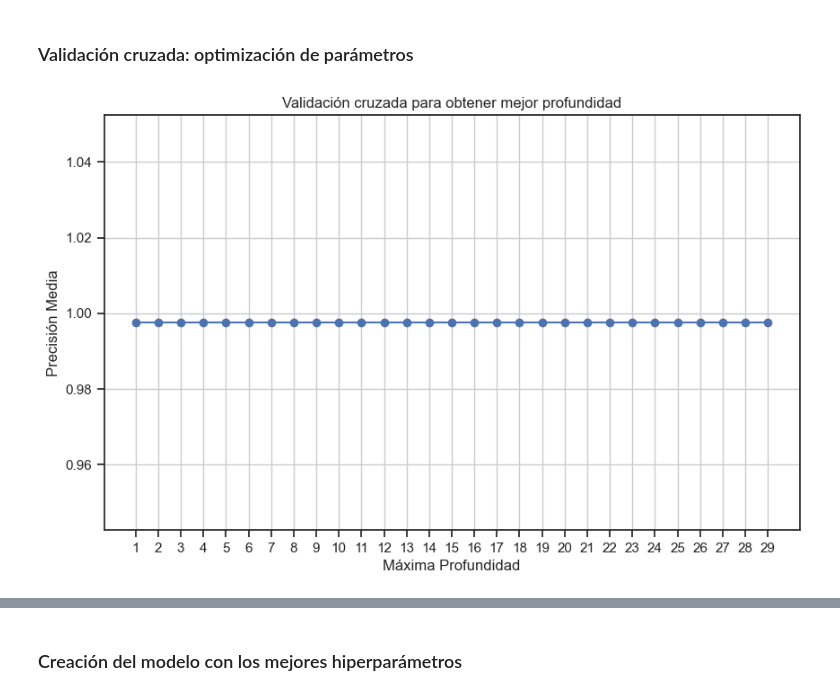
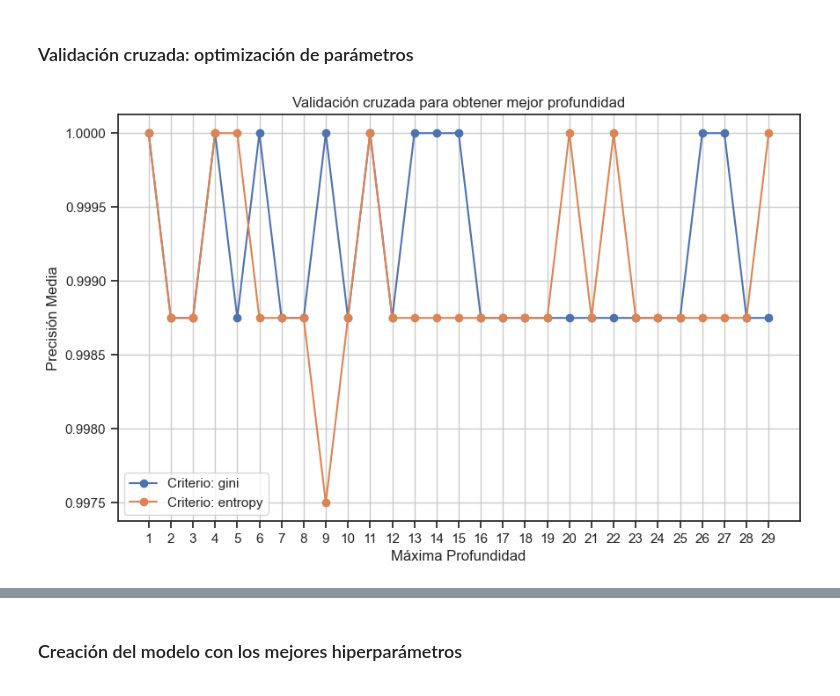
Before and after one commit to viorbe20/ai-machine-learning, a Jupyter notebook: decision-trees-exercises/ex02_classification_decision_trees_data2.ipynb, the cells around one changed output, grey strips where cells are left out. Cells and saved outputs as stored; diff of their text form; code cells hidden in the pictures.

```diff
--- a/decision-trees-exercises/ex02_classification_decision_trees_data2.ipynb
+++ b/decision-trees-exercises/ex02_classification_decision_trees_data2.ipynb
@@ -88,60 +110,86 @@ Conjunto de prueba:
 # %% [markdown]
 ### Validación cruzada: optimización de parámetros
 # %%
+from sklearn.model_selection import KFold
+from sklearn.metrics import accuracy_score
+from sklearn.tree import DecisionTreeClassifier
 import numpy as np
-from sklearn.model_selection import KFold
-from sklearn.tree import DecisionTreeClassifier
-from sklearn.metrics import accuracy_score
+import matplotlib.pyplot as plt
 
-# Supongamos que ya has dividido tus datos en train y test
+cv = KFold(n_splits=5, shuffle=True)
 
-cv = KFold(n_splits=4)
+max_accuracy_gini = 0
+best_depth_gini = 0
+max_accuracy_entropy = 0
+best_depth_entropy = 0
 
-total_scores = []
-best_depth = None
-max_accuracy = 0.0
+total_scores_gini = []
+total_scores_entropy = []
 
-for i in range(1, 30):
-    fold_accuracies = []
-    dt = DecisionTreeClassifier(max_depth=i, random_state=42)
+for i, criterion in enumerate(['gini', 'entropy']):
+    fold_accuracies = []  # Initialize fold_accuracies inside the loop
 
-    # Divide train and test groups
-    for train_fold, test_fold in cv.split(train):
-        f_train = train.iloc[train_fold] # train_fold index, selects a row. F_train is a new df
-        f_test = train.iloc[test_fold] # test_fold index, selects a row. F_test is a new df
+    for max_depth in range(1, 30):
 
-        dt.fit(
-            X=f_train.drop(['Label'], axis=1),  # thorugh the column
-            y=f_train['Label']
-        )
-        X_test = f_test.drop(['Label'], axis=1)  # thorugh the column
-        y_pred = dt.predict(X_test)
+        # Accuracy in each iteration
+        fold_accuracy = []
+        tree = DecisionTreeClassifier(criterion=criterion, max_depth=max_depth)
 
-        # Evaluation
-        accuracy = accuracy_score(f_test['Label'], y_pred)
-        fold_accuracies.append(accuracy)
+        for train_fold, test_fold in cv.split(train):
 
-    # Calculate and store the average accuracy for the current depth
-    avg_accuracy = np.mean(fold_accuracies)
-    total_scores.append(avg_accuracy)
+            # Division train and test
+            f_train = train.loc[train_fold]
+            f_test = train.loc[test_fold]
+
+            # Fitting, predicting and evaluating the model
+            tree.fit(X=f_train.drop(['Label'], axis=1), y=f_train['Label'])
+            y_pred = tree.predict(X=f_test.drop(['Label'], axis=1))
+            acc = accuracy_score(f_test['Label'], y_pred)
+
+            # Saving precision
+            fold_accuracy.append(acc)
+
+        # Calculate and store the average accuracy for the current depth
+        avg_accuracy = np.mean(fold_accuracy)
+        fold_accuracies.append(avg_accuracy)
+
+    total_scores_gini.append(fold_accuracies) if criterion == 'gini' else total_scores_entropy.append(fold_accuracies)
 
     # Check if the current depth results in a bigger accuracy
-    if avg_accuracy > max_accuracy:
-        max_accuracy = avg_accuracy
-        best_depth = i
+    max_acc = max(fold_accuracies)
+    if criterion == 'gini' and max_acc > max_accuracy_gini:
+        max_accuracy_gini = max_acc
+        best_depth_gini = fold_accuracies.index(max_acc) + 1
+    elif criterion == 'entropy' and max_acc > max_accuracy_entropy:
+        max_accuracy_entropy = max_acc
+        best_depth_entropy = fold_accuracies.index(max_acc) + 1
 
 # Plot the results
 plt.figure(figsize=(10, 6))
-plt.plot(range(1, 30), total_scores, marker='o', linestyle='-', color='b')
+for i, scores in enumerate(total_scores_gini):
+    plt.plot(range(1, 30), scores, marker='o', linestyle='-', label=f'Criterio: gini')
+
+for i, scores in enumerate(total_scores_entropy):
+    plt.plot(range(1, 30), scores, marker='o', linestyle='-', label=f'Criterio: entropy')
+
 plt.title('Validación cruzada para obtener mejor profundidad')
 plt.xlabel('Máxima Profundidad')
 plt.ylabel('Precisión Media')
 plt.xticks(range(1, 30))
+plt.legend()
 plt.grid(True)
 plt.show()
 
-# Print the results
-print(f"Mejor profundidad: {best_depth}")
-print(f"Mayor Precisión Media: {max_accuracy}")
+# Gini
+print('\nGini')
+print('-'*10)
+print(f"Mejor profundidad: {best_depth_gini}")
+print(f"Mayor Precisión: {max_accuracy_gini}")
+
+# Entropy
+print('\nEntropía')
+print('-'*10)
+print(f"Mejor profundidad: {best_depth_entropy}")
+print(f"Mayor Precisión: {max_accuracy_entropy}")
 # %% [output]
-[figure, old version]
+[figure, new version]
```
Also changed, not shown: parts of 9 cells of this notebook.
